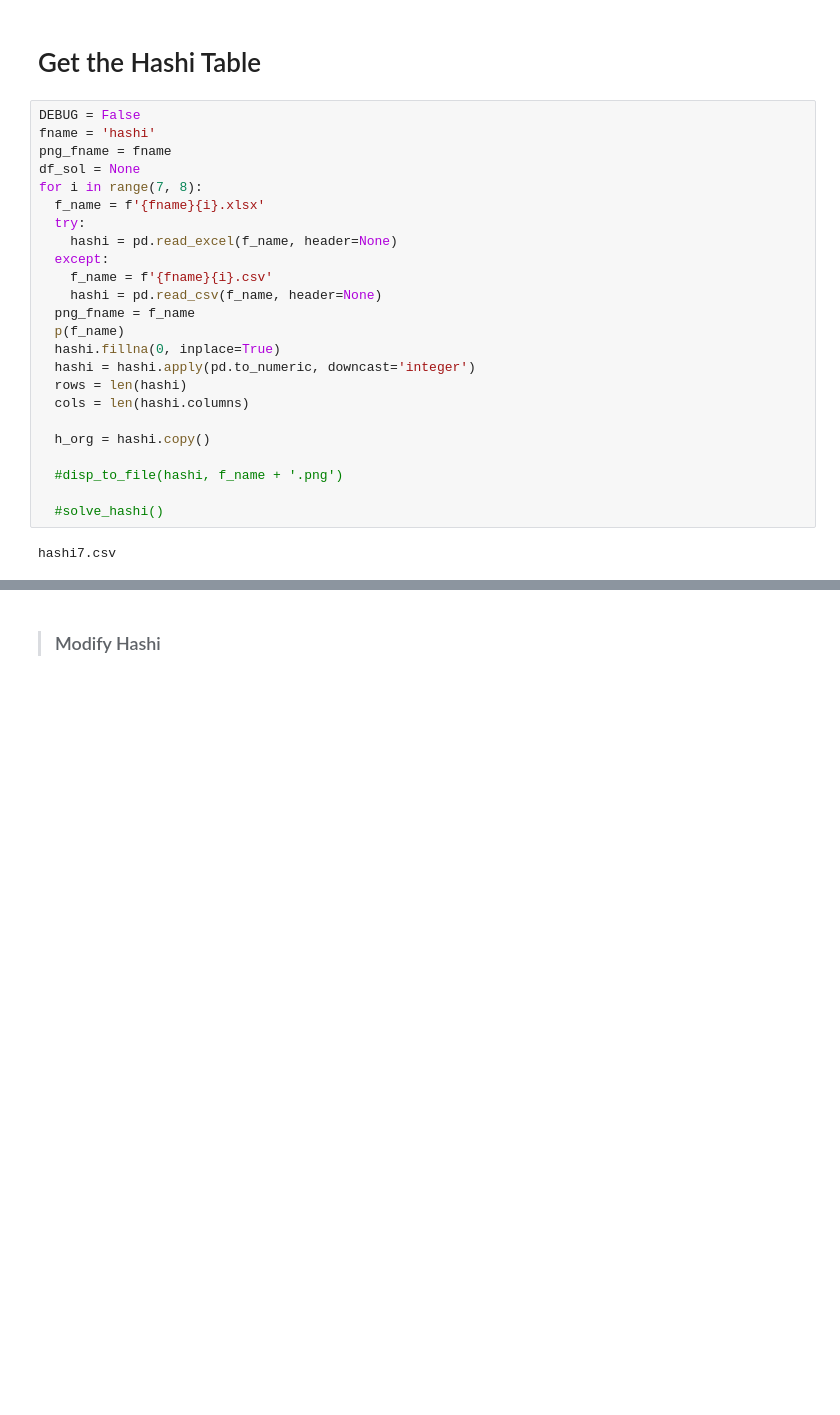
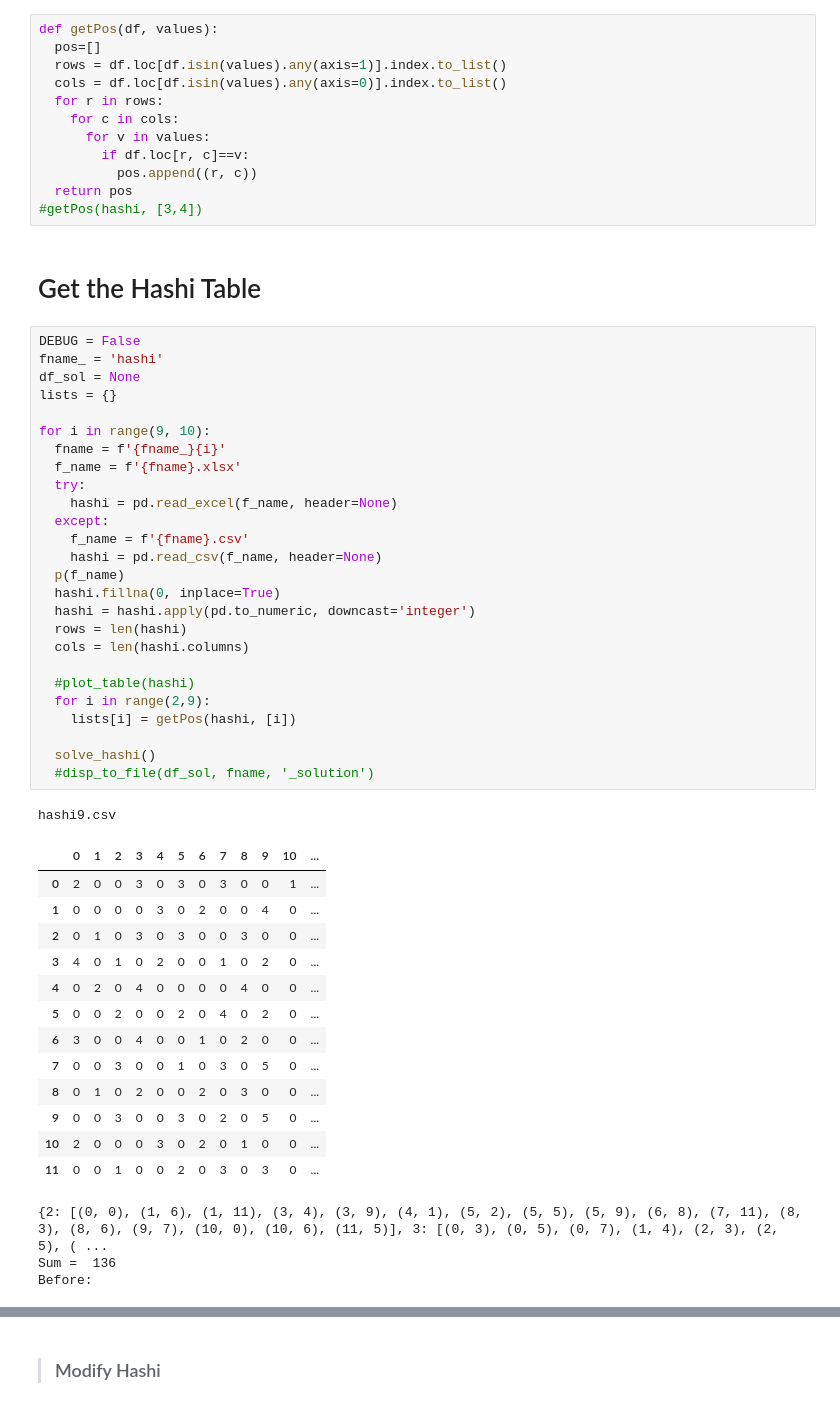
Before and after one commit to drbarak/Hashi, a Jupyter notebook: Hashi.ipynb, the cells around one changed output, grey strips where cells are left out. Drawn from its saved outputs; the diff is of its cells as text; blank space fills up the shorter version.

```diff
--- a/Hashi.ipynb
+++ b/Hashi.ipynb
@@ -35,28 +47,58 @@ def disp_to_file(df_, path):
+# %%
+def getPos(df, values):
+  pos=[]
+  rows = df.loc[df.isin(values).any(axis=1)].index.to_list()
+  cols = df.loc[df.isin(values).any(axis=0)].index.to_list()
+  for r in rows:
+    for c in cols:
+      for v in values:
+        if df.loc[r, c]==v:
+          pos.append((r, c))
+  return pos
+#getPos(hashi, [3,4])
 # %% [markdown]
 # Get the Hashi Table
 # %%
 DEBUG = False
-fname = 'hashi'
-png_fname = fname
+fname_ = 'hashi'
 df_sol = None
-for i in range(7, 8):
-  f_name = f'{fname}{i}.xlsx'
+lists = {}
+
+for i in range(9, 10):
+  fname = f'{fname_}{i}'
+  f_name = f'{fname}.xlsx'
   try:
     hashi = pd.read_excel(f_name, header=None)
   except:
-    f_name = f'{fname}{i}.csv'
+    f_name = f'{fname}.csv'
     hashi = pd.read_csv(f_name, header=None)
-  png_fname = f_name
   p(f_name)
   hashi.fillna(0, inplace=True)
   hashi = hashi.apply(pd.to_numeric, downcast='integer')
   rows = len(hashi)
   cols = len(hashi.columns)
 
-  h_org = hashi.copy()
+  #plot_table(hashi)
+  for i in range(2,9):
+    lists[i] = getPos(hashi, [i])
 
-  #disp_to_file(hashi, f_name + '.png')
-
-  #solve_hashi()
+  solve_hashi()
+  #disp_to_file(df_sol, fname, '_solution')
 # %% [output]
-hashi7.csv
+hashi9.csv
+|  | 0 | 1 | 2 | 3 | 4 | 5 | 6 | 7 | 8 | 9 | 10 | ... |
+| 0 | 2 | 0 | 0 | 3 | 0 | 3 | 0 | 3 | 0 | 0 | 1 | ... |
+| 1 | 0 | 0 | 0 | 0 | 3 | 0 | 2 | 0 | 0 | 4 | 0 | ... |
+| 2 | 0 | 1 | 0 | 3 | 0 | 3 | 0 | 0 | 3 | 0 | 0 | ... |
+| 3 | 4 | 0 | 1 | 0 | 2 | 0 | 0 | 1 | 0 | 2 | 0 | ... |
+| 4 | 0 | 2 | 0 | 4 | 0 | 0 | 0 | 0 | 4 | 0 | 0 | ... |
+| 5 | 0 | 0 | 2 | 0 | 0 | 2 | 0 | 4 | 0 | 2 | 0 | ... |
+| 6 | 3 | 0 | 0 | 4 | 0 | 0 | 1 | 0 | 2 | 0 | 0 | ... |
+| 7 | 0 | 0 | 3 | 0 | 0 | 1 | 0 | 3 | 0 | 5 | 0 | ... |
+| 8 | 0 | 1 | 0 | 2 | 0 | 0 | 2 | 0 | 3 | 0 | 0 | ... |
+| 9 | 0 | 0 | 3 | 0 | 0 | 3 | 0 | 2 | 0 | 5 | 0 | ... |
+| 10 | 2 | 0 | 0 | 0 | 3 | 0 | 2 | 0 | 1 | 0 | 0 | ... |
+| 11 | 0 | 0 | 1 | 0 | 0 | 2 | 0 | 3 | 0 | 3 | 0 | ... |
+{2: [(0, 0), (1, 6), (1, 11), (3, 4), (3, 9), (4, 1), (5, 2), (5, 5), (5, 9), (6, 8), (7, 11), (8, 3), (8, 6), (9, 7), (10, 0), (10, 6), (11, 5)], 3: [(0, 3), (0, 5), (0, 7), (1, 4), (2, 3), (2, 5), ( ...
+Sum =  136
+Before:
```
Also changed, not shown: parts of 30 cells of this notebook.
